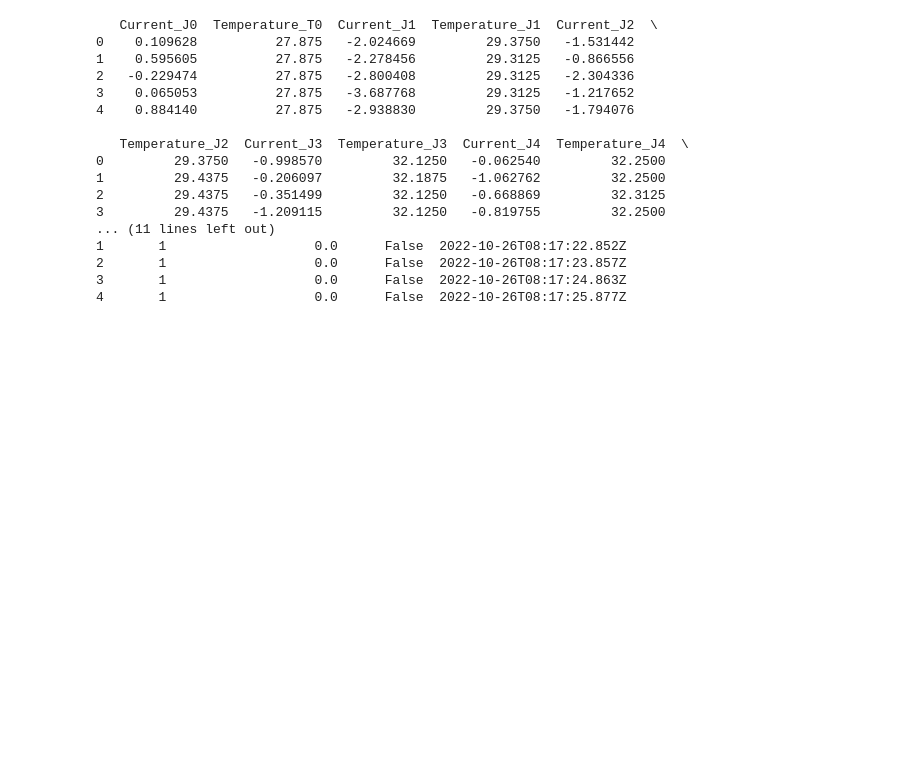
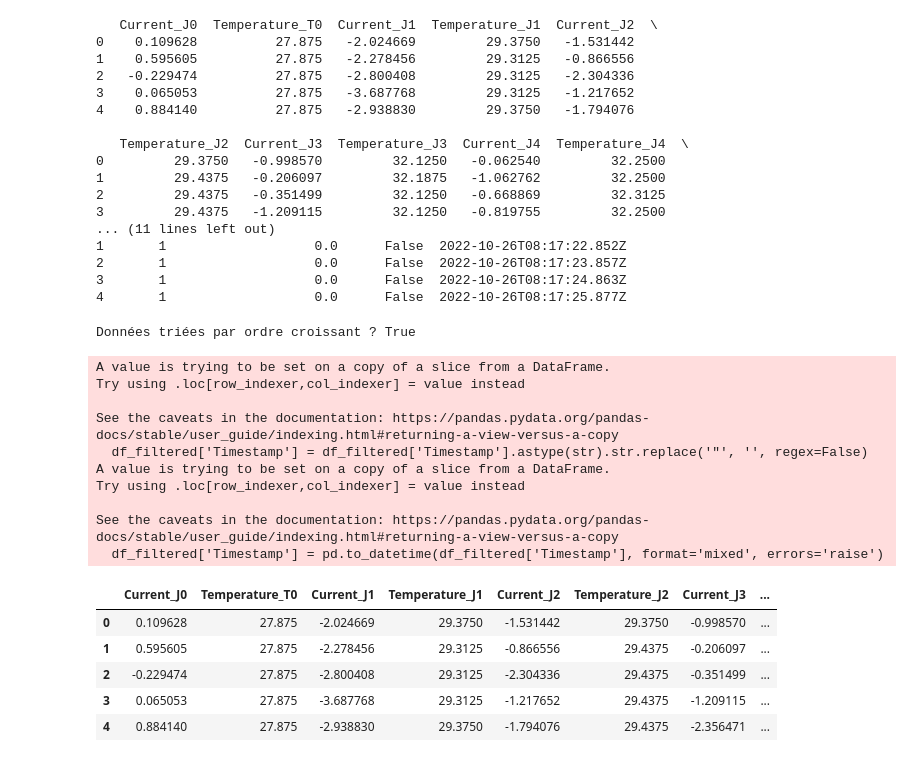
Before and after one commit to imayumi03/Projet_IA, a Jupyter notebook: model.ipynb, the cells around one changed output. Saved outputs shown, nothing was run; the diff lists cells and outputs as text; code cells hidden in the pictures; blank space fills up the shorter version.

```diff
--- a/model.ipynb
+++ b/model.ipynb
@@ -170,3 +170,37 @@ print(df_filtered.head())
 2       1                   0.0      False  2022-10-26T08:17:23.857Z
 3       1                   0.0      False  2022-10-26T08:17:24.863Z
 4       1                   0.0      False  2022-10-26T08:17:25.877Z
+# %%
+import pandas as pd
+
+# Nettoyer les guillemets s’ils existent
+df_filtered['Timestamp'] = df_filtered['Timestamp'].astype(str).str.replace('"', '', regex=False)
+
+# Conversion auto multi-format avec format='mixed'
+df_filtered['Timestamp'] = pd.to_datetime(df_filtered['Timestamp'], format='mixed', errors='raise')
+
+is_sorted = df_filtered['Timestamp'].is_monotonic_increasing
+print("Données triées par ordre croissant ?", is_sorted)
+if not is_sorted:
+    df_filtered = df_filtered.sort_values(by='Timestamp').reset_index(drop=True)
+    print("Le DataFrame a été trié par ordre chronologique.")
+
+display(df_filtered.head())
+# %% [output]
+Données triées par ordre croissant ? True
+A value is trying to be set on a copy of a slice from a DataFrame.
+Try using .loc[row_indexer,col_indexer] = value instead
+
+See the caveats in the documentation: https://pandas.pydata.org/pandas-docs/stable/user_guide/indexing.html#returning-a-view-versus-a-copy
+  df_filtered['Timestamp'] = df_filtered['Timestamp'].astype(str).str.replace('"', '', regex=False)
+A value is trying to be set on a copy of a slice from a DataFrame.
+Try using .loc[row_indexer,col_indexer] = value instead
+
+See the caveats in the documentation: https://pandas.pydata.org/pandas-docs/stable/user_guide/indexing.html#returning-a-view-versus-a-copy
+  df_filtered['Timestamp'] = pd.to_datetime(df_filtered['Timestamp'], format='mixed', errors='raise')
+|  | Current_J0 | Temperature_T0 | Current_J1 | Temperature_J1 | Current_J2 | Temperature_J2 | Current_J3 | ... |
+| 0 | 0.109628 | 27.875 | -2.024669 | 29.3750 | -1.531442 | 29.3750 | -0.998570 | ... |
+| 1 | 0.595605 | 27.875 | -2.278456 | 29.3125 | -0.866556 | 29.4375 | -0.206097 | ... |
+| 2 | -0.229474 | 27.875 | -2.800408 | 29.3125 | -2.304336 | 29.4375 | -0.351499 | ... |
+| 3 | 0.065053 | 27.875 | -3.687768 | 29.3125 | -1.217652 | 29.4375 | -1.209115 | ... |
+| 4 | 0.884140 | 27.875 | -2.938830 | 29.3750 | -1.794076 | 29.4375 | -2.356471 | ... |
```
Also changed, not shown: parts of 16 cells of this notebook.
